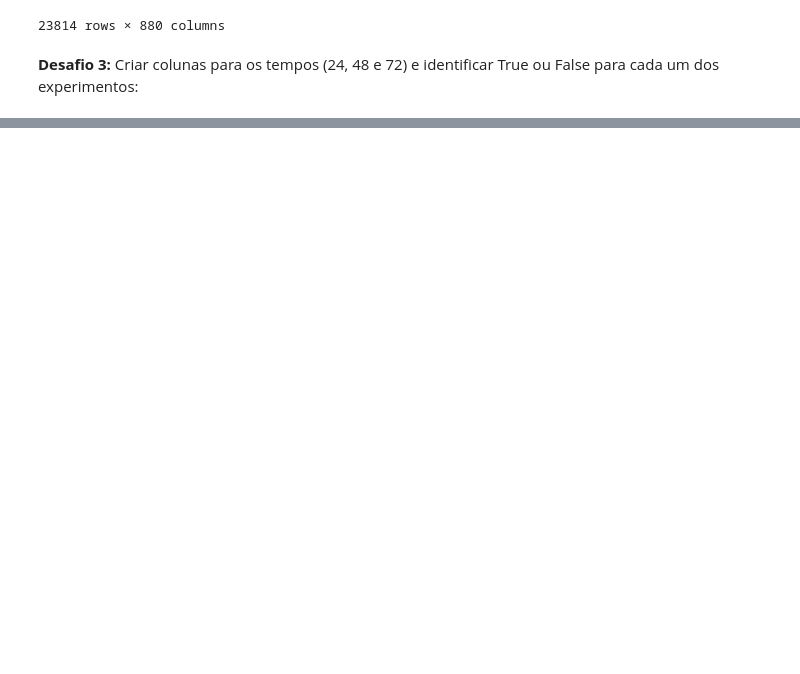
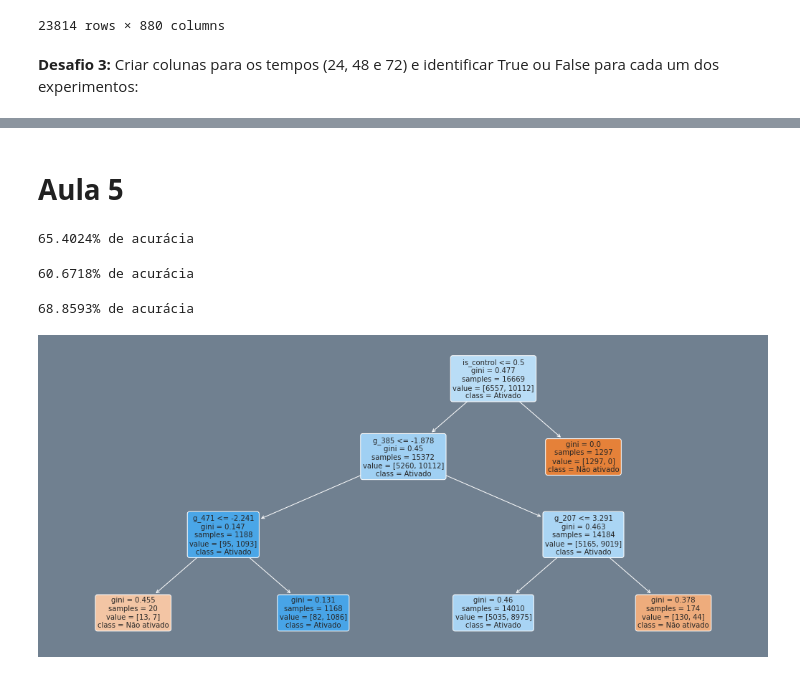
Before and after one commit to dijkstra001/imersao_dados_alura, a Jupyter notebook: ID_ncorreia.ipynb, the cells around one changed output, grey strips where cells are left out. Saved outputs shown, nothing was run; the diff lists cells and outputs as text; code cells hidden in the pictures; blank space fills up the shorter version.

```diff
--- a/ID_ncorreia.ipynb
+++ b/ID_ncorreia.ipynb
@@ -576,0 +584,40 @@ ds_merged
+# %% [markdown]
+# **Aula 5**
+# %%
+vars_explic = ds_merged.drop(['id', 'n_moa', 'tratamento', 'dose', 'is_active', 'composto'], axis = 1)
+var_target = ds_merged['is_active']
+
+x_train, x_test, y_train, y_test = train_test_split(vars_explic, var_target, test_size = 0.3, train_size = 0.7, stratify = var_target, random_state = 1000)
+# %%
+regression_model = LogisticRegression()
+regression_model.fit(x_train, y_train)
+
+print(f'{round(regression_model.score(x_test, y_test) * 100, 4)}% de acurácia')
+# %% [output]
+65.4024% de acurácia
+# %%
+dummy_model = DummyClassifier('most_frequent')
+dummy_model.fit(x_train, y_train)
+p_dummy = dummy_model.predict(x_test)
+print(f'{round(accuracy_score(y_test, p_dummy) * 100, 4)}% de acurácia')
+# %% [output]
+60.6718% de acurácia
+# %%
+tree_model = DecisionTreeClassifier(max_depth = 3)
+tree_model.fit(x_train, y_train)
+print(f'{round(tree_model.score(x_test, y_test) * 100, 4)}% de acurácia')
+# %% [output]
+68.8593% de acurácia
+# %%
+fig, ax = plt.subplots(figsize = (18, 8), facecolor = 'slategray')
+
+tree.plot_tree(tree_model,
+               ax = ax,
+               fontsize = 10,
+               rounded = True,
+               filled = True,
+               feature_names = x_train.columns,
+               class_names = ['Não ativado', 'Ativado'])
+plt.show()
+# %% [output]
+[figure, added]
```
Also changed, not shown: parts of 6 cells of this notebook.
